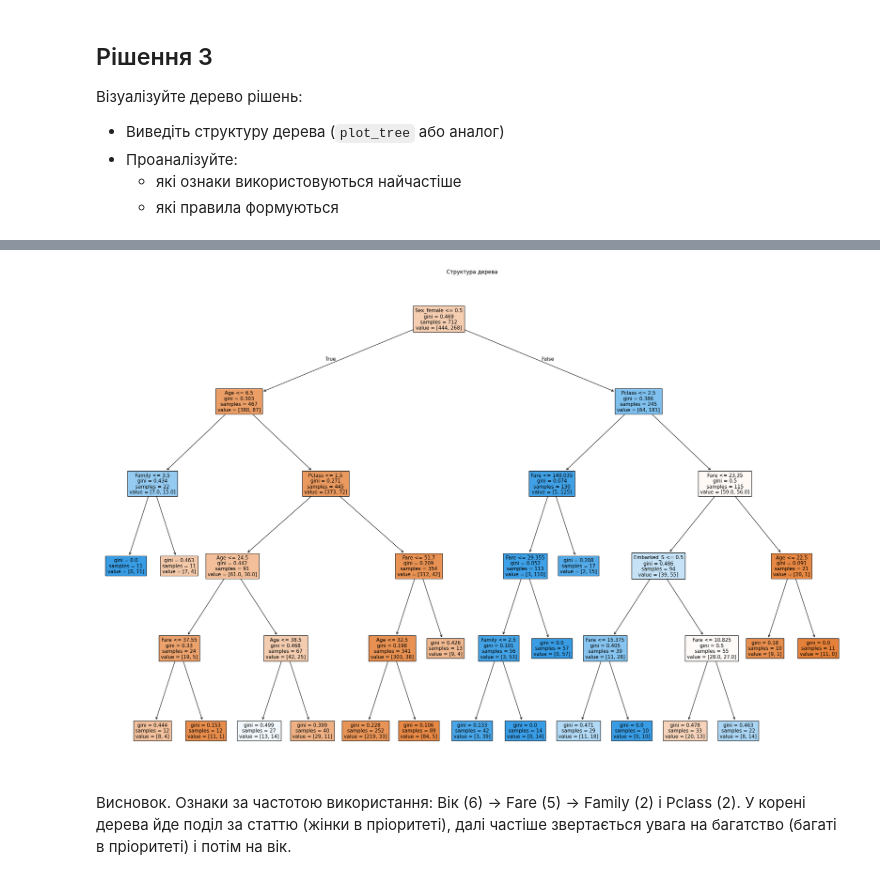
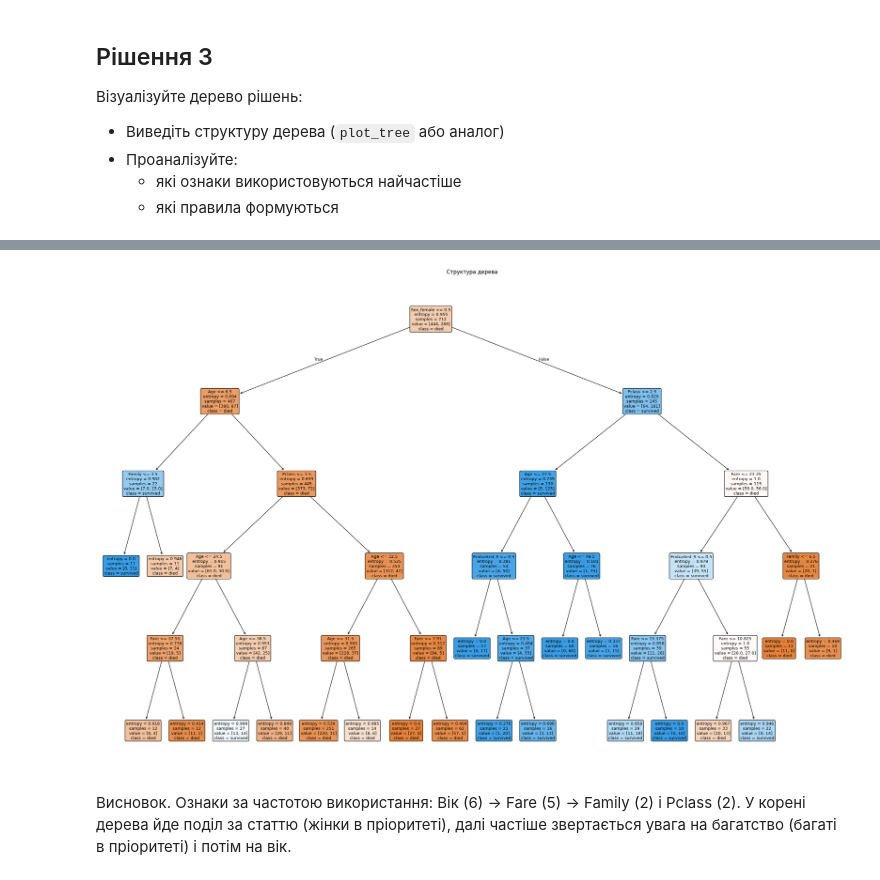
Before and after one commit to BogdanPinchuk/DataScience-PBY_HW12, a Jupyter notebook: Bohdan_Pinchuk_DS_HW12.ipynb, the cells around one changed output, grey strips where cells are left out. Drawn from its saved outputs; the diff is of its cells as text; code cells hidden in the pictures.

Commit message:
[Homework12] - implemented extra tree and saving/loading model the 3rd part

```diff
--- a/Bohdan_Pinchuk_DS_HW12.ipynb
+++ b/Bohdan_Pinchuk_DS_HW12.ipynb
@@ -481,14 +482,19 @@ gc.collect()
 | 1 | 74 | 0.413408 |
 80
 # %%
+import joblib
 import pandas as pd
 import apps.main as mn
+from pathlib import Path
 from sklearn.tree import DecisionTreeClassifier
 from sklearn.metrics import (confusion_matrix, accuracy_score, precision_score,
                              recall_score, f1_score, classification_report)
 
 # Input data
 rng_seed = 42
+load_model = True
+model_file_name = "resources/titanic-dataset.model"
+file_path = Path(model_file_name)
 
 
 # Solution
@@ -516,12 +522,18 @@ def calc_metrics(y_test, y_pred):
     rp.print_pd_report(f"Метрики")
 
 
-model = DecisionTreeClassifier(
-    # criterion='entropy',
-    max_depth=5,
-    min_samples_leaf=10,
-    random_state=rng_seed
-)
+# try to load model
+if load_model and file_path.exists():
+    model = joblib.load(model_file_name)
+else:
+    model = DecisionTreeClassifier(
+        criterion='entropy',
+        max_depth=5,
+        min_samples_leaf=10,
+        random_state=rng_seed
+    )
+    # save model
+    joblib.dump(model, model_file_name)
 
 model.fit(X_train, Y_train)
 Y_pred = model.predict(X_test)
@@ -581,20 +645,21 @@ FN | TP
 # %%
 # Graphic results
 
 import matplotlib.pyplot as plt
 from sklearn.tree import plot_tree
 
 # Input data
+class_names = ['died', 'survived']
 
 # Solution
 _, ax = plt.subplots(figsize=(30, 20))
 
-plot_tree(model, ax=ax, filled=True, feature_names=X_data.columns)
+plot_tree(model, ax=ax, filled=True, rounded=True, feature_names=X_data.columns, class_names=class_names)
 
 ax.set_title("Структура дерева", pad=10, loc='center', color='black')
 
 plt.show()
 # %% [output]
-[figure, old version]
+[figure, new version]
 # %% [markdown]
 Висновок. Ознаки за частотою використання: Вік (6) -> Fare (5) -> Family (2) і Pclass (2). У корені дерева йде поділ за статтю (жінки в пріоритеті), далі частіше звертається увага на багатство (багаті в пріоритеті) і потім на вік.
```
Also changed, not shown: parts of 4 cells of this notebook, 2 other files.
